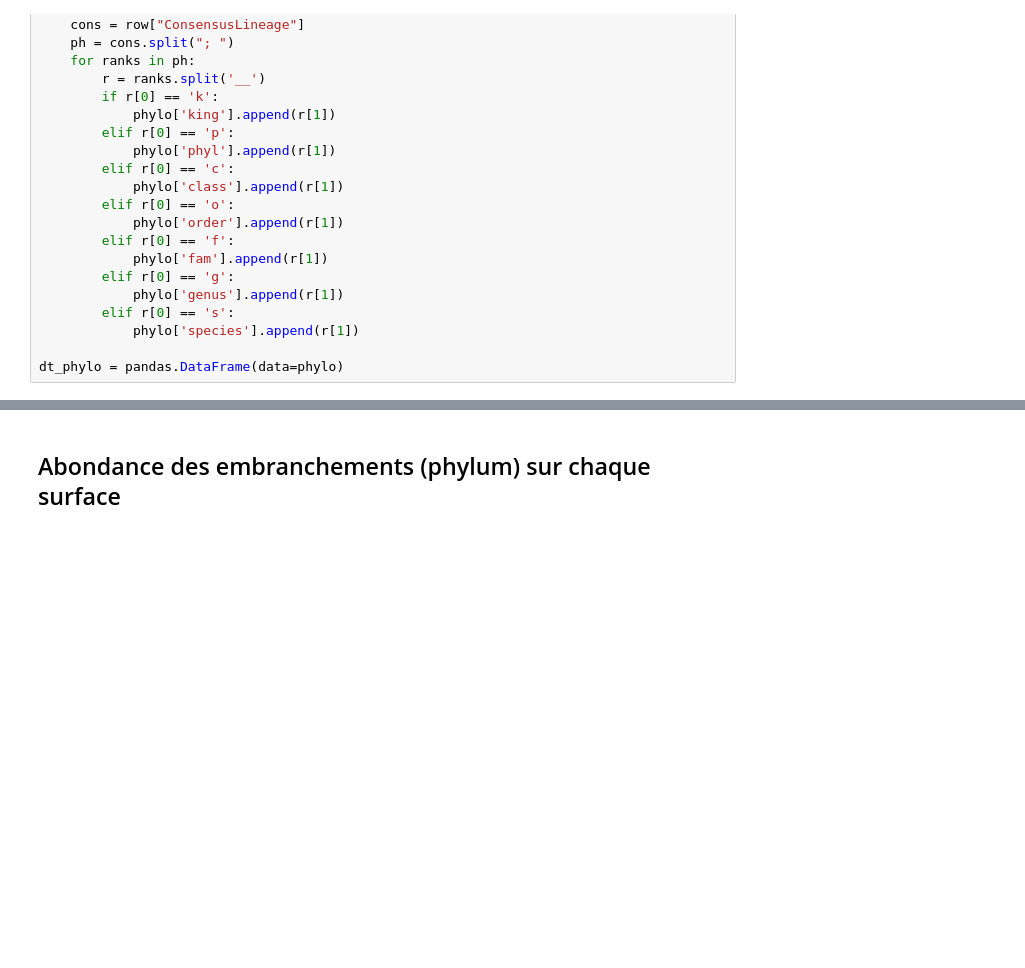
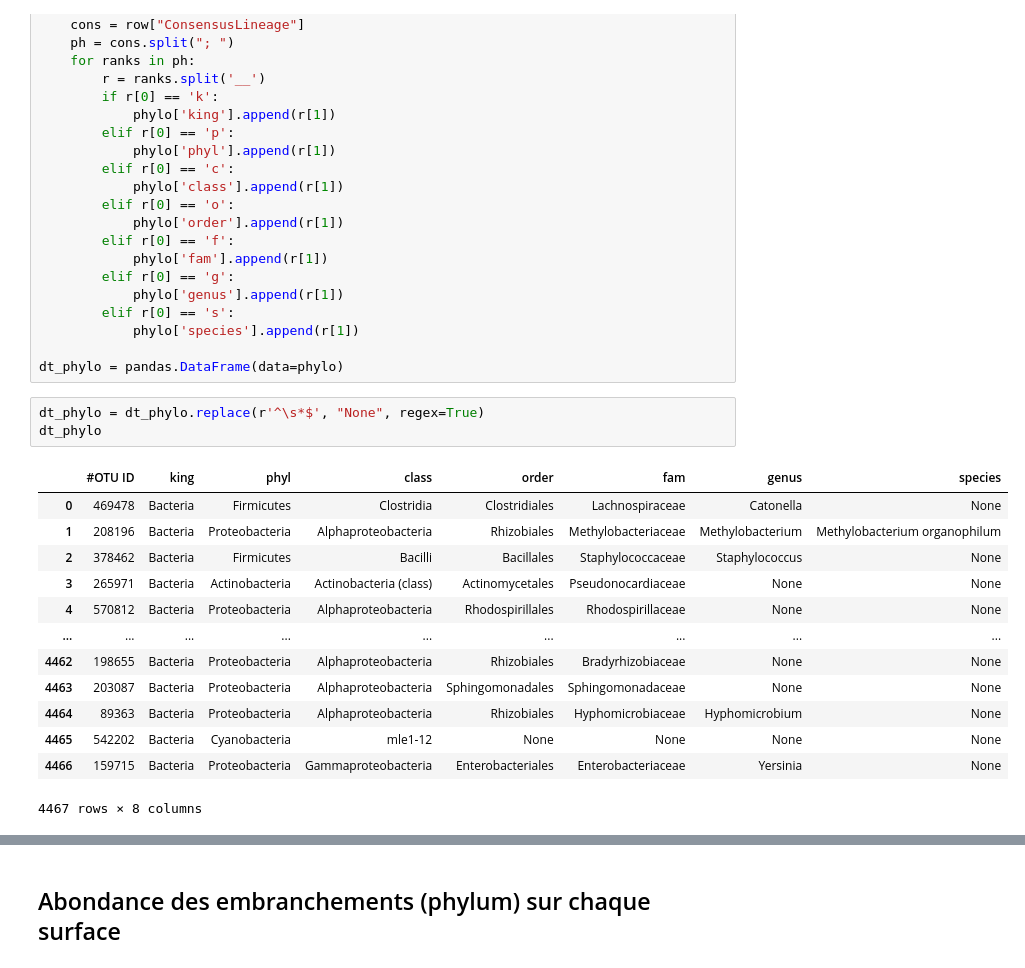
Before and after one commit to gennaBnh/ProjetVDB, a Jupyter notebook: VDB_poster.ipynb, the cells around one changed output, grey strips where cells are left out. Cells and saved outputs as stored; diff of their text form; blank space fills up the shorter version.

```diff
--- a/VDB_poster.ipynb
+++ b/VDB_poster.ipynb
@@ -63,4 +64,21 @@ for index, row in dataset.iterrows():
             phylo['species'].append(r[1])
 
 dt_phylo = pandas.DataFrame(data=phylo)
+# %%
+dt_phylo = dt_phylo.replace(r'^\s*$', "None", regex=True)
+dt_phylo
+# %% [output]
+|  | #OTU ID | king | phyl | class | order | fam | genus | species |
+| 0 | 469478 | Bacteria | Firmicutes | Clostridia | Clostridiales | Lachnospiraceae | Catonella | None |
+| 1 | 208196 | Bacteria | Proteobacteria | Alphaproteobacteria | Rhizobiales | Methylobacteriaceae | Methylobacterium | Methylobacterium organophilum |
+| 2 | 378462 | Bacteria | Firmicutes | Bacilli | Bacillales | Staphylococcaceae | Staphylococcus | None |
+| 3 | 265971 | Bacteria | Actinobacteria | Actinobacteria (class) | Actinomycetales | Pseudonocardiaceae | None | None |
+| 4 | 570812 | Bacteria | Proteobacteria | Alphaproteobacteria | Rhodospirillales | Rhodospirillaceae | None | None |
+| ... | ... | ... | ... | ... | ... | ... | ... | ... |
+| 4462 | 198655 | Bacteria | Proteobacteria | Alphaproteobacteria | Rhizobiales | Bradyrhizobiaceae | None | None |
+| 4463 | 203087 | Bacteria | Proteobacteria | Alphaproteobacteria | Sphingomonadales | Sphingomonadaceae | None | None |
+| 4464 | 89363 | Bacteria | Proteobacteria | Alphaproteobacteria | Rhizobiales | Hyphomicrobiaceae | Hyphomicrobium | None |
+| 4465 | 542202 | Bacteria | Cyanobacteria | mle1-12 | None | None | None | None |
+| 4466 | 159715 | Bacteria | Proteobacteria | Gammaproteobacteria | Enterobacteriales | Enterobacteriaceae | Yersinia | None |
+4467 rows × 8 columns
 # %%
```
Also changed, not shown: parts of 9 cells of this notebook.
